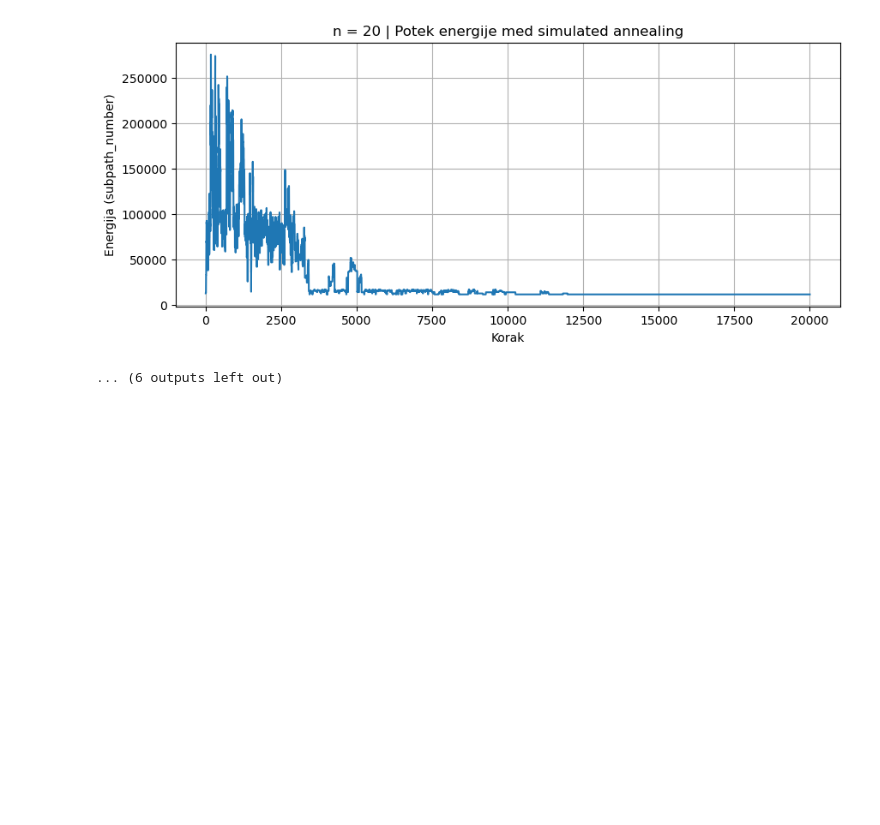
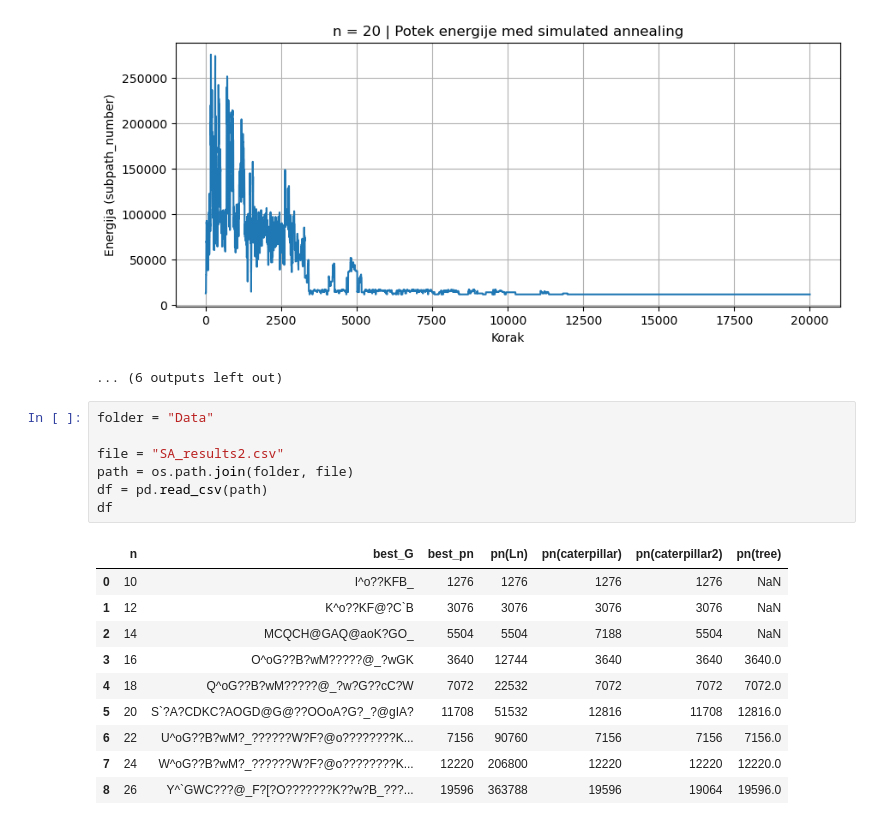
Before and after one commit to ZigaObradovic/FP_Group13, a Jupyter notebook: main.ipynb, the cells around one changed output. Cells and saved outputs as stored; diff of their text form; blank space fills up the shorter version.

```diff
--- a/main.ipynb
+++ b/main.ipynb
@@ -467,3 +467,21 @@ Korak 20000, T=20.0000, E=11708, best_E=11708, sprejetih slabših = 0/1851 (0.00
 Zaključil n=20 | pn(C1)=12816 | Best_E=11708 | čas=00:07:35.699s
 [figure]
 ... (6 outputs left out)
+# %%
+folder = "Data"
+
+file = "SA_results2.csv"
+path = os.path.join(folder, file)
+df = pd.read_csv(path)
+df
+# %% [output]
+|  | n | best_G | best_pn | pn(Ln) | pn(caterpillar) | pn(caterpillar2) | pn(tree) |
+| 0 | 10 | I^o??KFB_ | 1276 | 1276 | 1276 | 1276 | NaN |
+| 1 | 12 | K^o??KF@?C`B | 3076 | 3076 | 3076 | 3076 | NaN |
+| 2 | 14 | MCQCH@GAQ@aoK?GO_ | 5504 | 5504 | 7188 | 5504 | NaN |
+| 3 | 16 | O^oG??B?wM?????@_?wGK | 3640 | 12744 | 3640 | 3640 | 3640.0 |
+| 4 | 18 | Q^oG??B?wM?????@_?w?G??cC?W | 7072 | 22532 | 7072 | 7072 | 7072.0 |
+| 5 | 20 | S`?A?CDKC?AOGD@G@??OOoA?G?_?@gIA? | 11708 | 51532 | 12816 | 11708 | 12816.0 |
+| 6 | 22 | U^oG??B?wM?_??????W?F?@o????????K... | 7156 | 90760 | 7156 | 7156 | 7156.0 |
+| 7 | 24 | W^oG??B?wM?_??????W?F?@o????????K... | 12220 | 206800 | 12220 | 12220 | 12220.0 |
+| 8 | 26 | Y^`GWC???@_F?[?O???????K??w?B_???... | 19596 | 363788 | 19596 | 19064 | 19596.0 |
```
Also changed, not shown: parts of 2 cells of this notebook, 2 other files.
